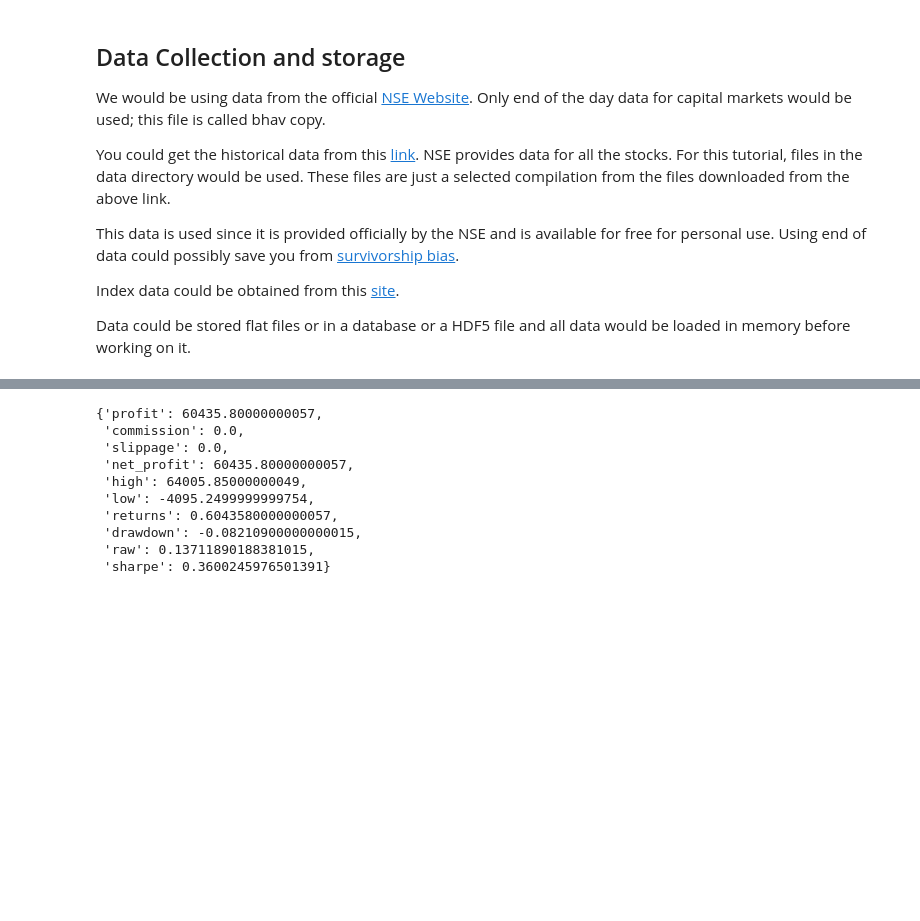
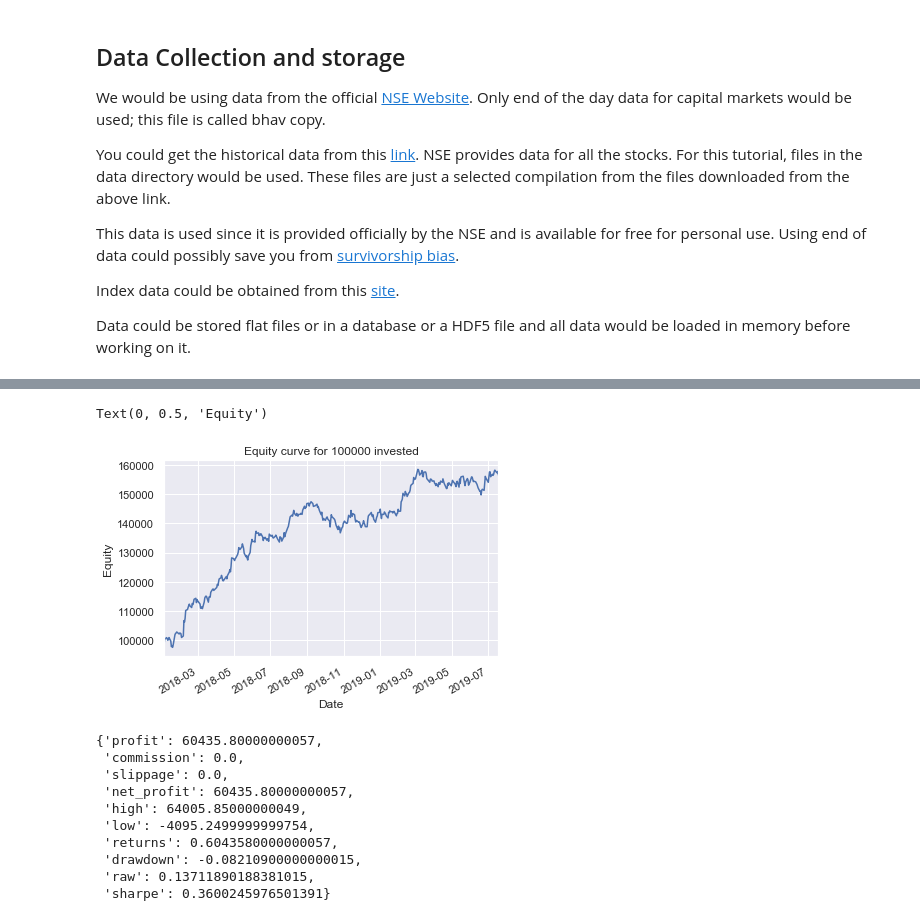
Before and after one commit to uberdeveloper/tradingsystem, a Jupyter notebook: Basic.ipynb, the cells around one changed output, grey strips where cells are left out. Saved outputs shown, nothing was run; the diff lists cells and outputs as text; code cells hidden in the pictures; blank space fills up the shorter version.

Commit message:
Equity curve added

```diff
--- a/Basic.ipynb
+++ b/Basic.ipynb
@@ -292,5 +293,11 @@ And finally to begin with the trading strategy.
 * Run the backtest and evaluate the results
 # %%
 # Import necessary libraries
+import pandas as pd
+import numpy as np
+import matplotlib.pyplot as plt
 from fastbt.datasource import DataSource
 from fastbt.rapid import backtest, metrics, price_sensitivity
+
+import seaborn as sns
+sns.set()
@@ -297,11 +306,12 @@ from fastbt.rapid import backtest, metrics, price_sensitivity
 # %%
 df = pd.read_csv('data/nifty_50.csv.zip', parse_dates=['timestamp'])
+df['pret'] = df.eval('(open/prevclose)-1')
 ds = DataSource(df)
 
 # Add previous day return and preopen return
 ds.add_pct_change(col_name='ret', lag=1)
 ds.add_formula('(open/prevclose)-1', col_name='pret');
 # %%
-results = backtest(data=ds.data, stop_loss=2, sort_by='ret', order='B')
+results = backtest(data=ds.data, stop_loss=2, sort_by='pret', order='B')
 results.net_profit.sum()
 # %% [output]
@@ -309,3 +318,0 @@ results.net_profit.sum()
-# %%
-results = backtest(data=ds.data, stop_loss=2, sort_by='ret', order='S')
-results.net_profit.sum()
@@ -314,3 +334,14 @@ results.net_profit.sum()
+# %%
+# Let's look the day-wise equity curve
+
+net_profit = results.groupby('timestamp').net_profit.sum().cumsum()
+equity_curve = 100000 + net_profit
+equity_curve.plot(title='Equity curve for 100000 invested')
+plt.xlabel('Date')
+plt.ylabel('Equity')
+# %% [output]
+Text(0, 0.5, 'Equity')
+[figure, added]
 # %%
 metrics(results)
 # %% [output]
```
Also changed, not shown: parts of 10 cells of this notebook, 1 other file.
